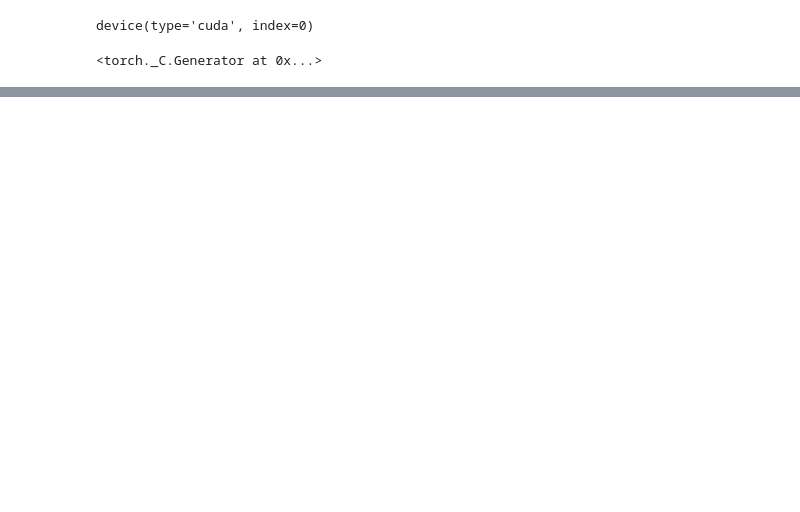
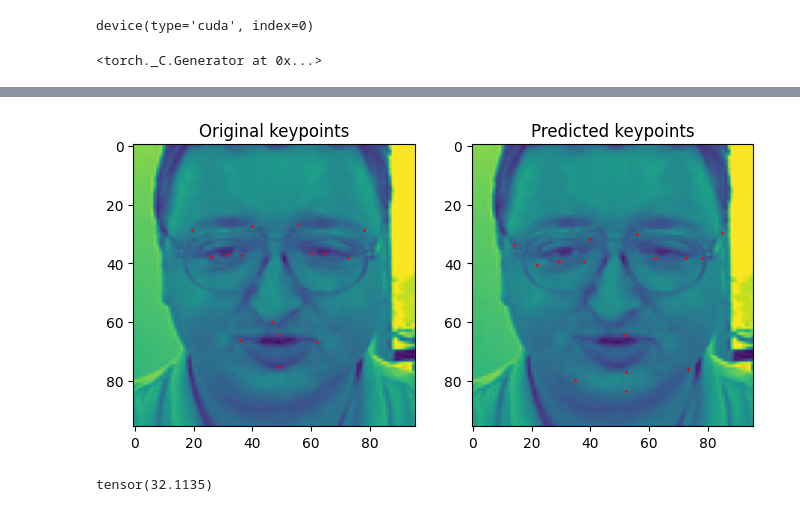
Before and after one commit to maciejplaneta/facial-keypoints-detection, a Jupyter notebook: facial_keypoints_detection.ipynb, the cells around one changed output, grey strips where cells are left out. Drawn from its saved outputs; the diff is of its cells as text; code cells hidden in the pictures; blank space fills up the shorter version.

```diff
--- a/facial_keypoints_detection.ipynb
+++ b/facial_keypoints_detection.ipynb
@@ -215,0 +129,31 @@ Loss: 366.8839416503906
+# %%
+import matplotlib.pyplot as plt
+
+fig = plt.figure(figsize=(8, 8))
+columns = 2
+rows = 1
+
+img, keypoints = train_dataset[50]
+x = keypoints[0::2]
+y = keypoints[1::2]
+
+pred_keypoints = model(img.unsqueeze(dim=0).to(device)).squeeze().cpu().detach()
+
+img = img.permute(1, 2, 0)
+fig.add_subplot(rows, columns, 1)
+plt.imshow(img)
+plt.title(label='Original keypoints')
+plt.scatter(x, y, c="red", s=1)
+
+x = pred_keypoints[0::2]
+y = pred_keypoints[1::2]
+fig.add_subplot(rows, columns, 2)
+plt.imshow(img)
+plt.title('Predicted keypoints')
+plt.scatter(x, y, c="red", s=1)
+
+plt.show()
+criterion(keypoints, pred_keypoints)
+# %% [output]
+[figure, added]
+tensor(32.1135)
```
Also changed, not shown: parts of 14 cells of this notebook, 4 other files.
